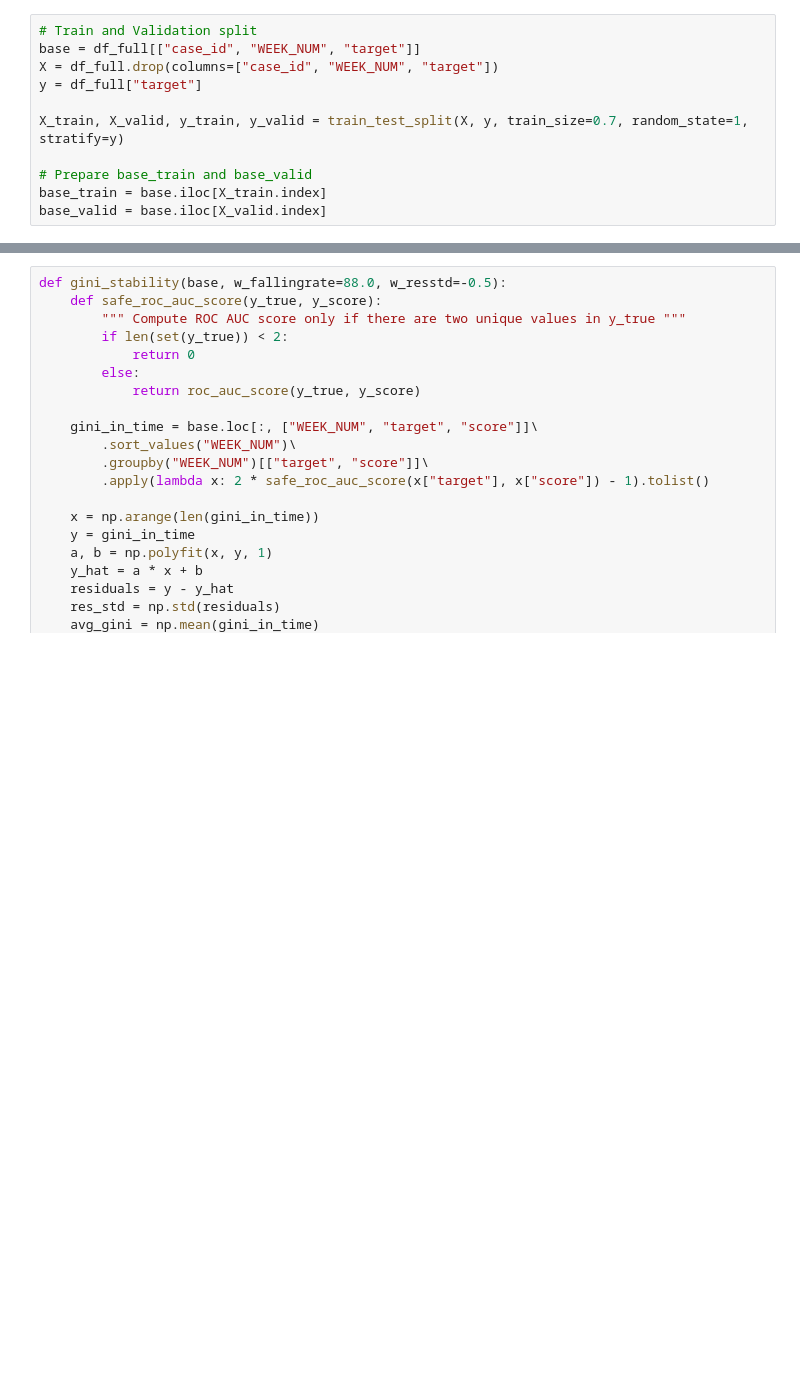
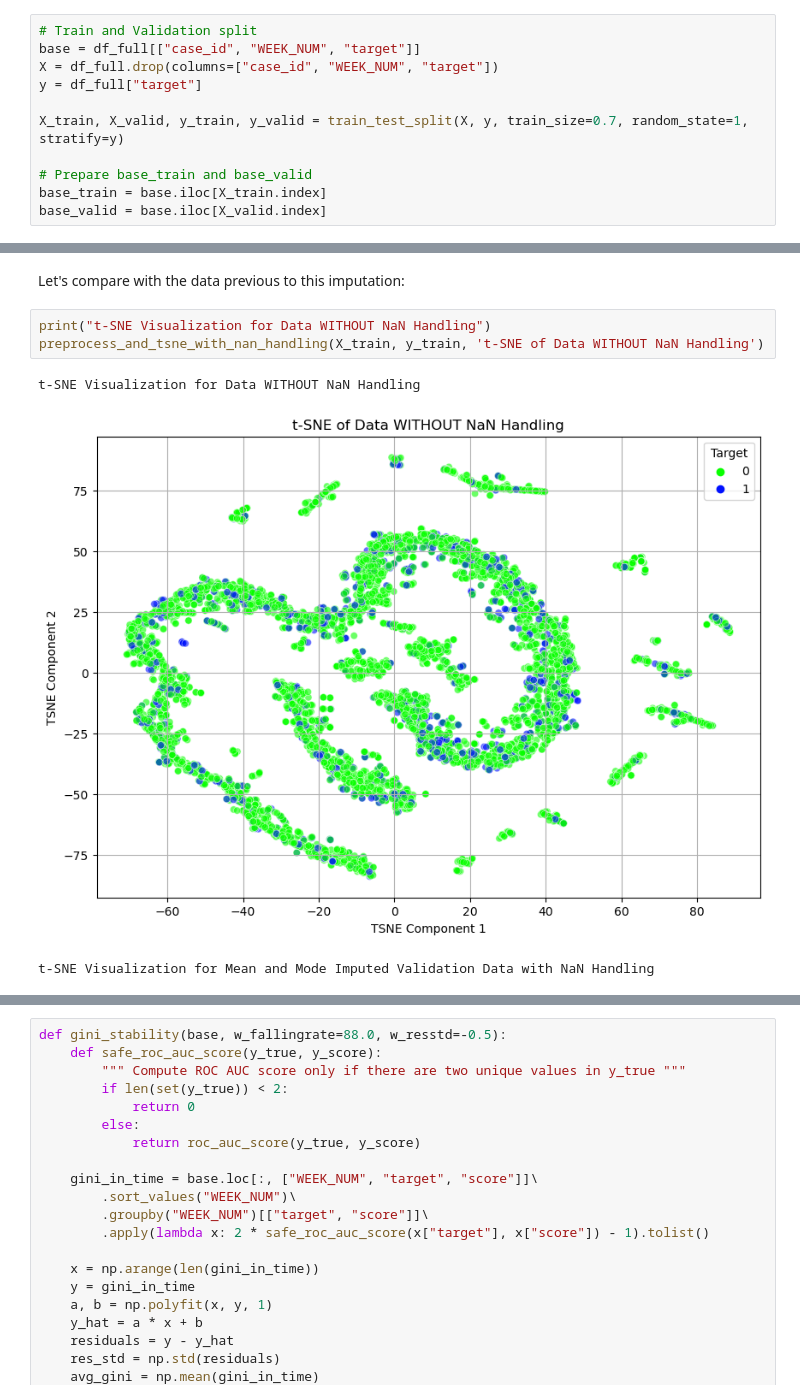
Before and after one commit to DataScienceAndEngineering/machine-learning-dse-i210-final-project-credit-risk, a Jupyter notebook: notebooks/le_missing_values_exploration.ipynb, the cells around one changed output, grey strips where cells are left out. Saved outputs shown, nothing was run; the diff lists cells and outputs as text; blank space fills up the shorter version.

```diff
--- a/notebooks/le_missing_values_exploration.ipynb
+++ b/notebooks/le_missing_values_exploration.ipynb
@@ -158,0 +209,9 @@ X_valid_mean_mode_imputed = impute_num_cat_mean_by_target(X_valid, y_valid)
+# %% [markdown]
+Let's compare with the data previous to this imputation:
+# %%
+print("t-SNE Visualization for Data WITHOUT NaN Handling")
+preprocess_and_tsne_with_nan_handling(X_train, y_train, 't-SNE of Data WITHOUT NaN Handling')
+# %% [output]
+t-SNE Visualization for Data WITHOUT NaN Handling
+[figure, added]
+t-SNE Visualization for Mean and Mode Imputed Validation Data with NaN Handling
```
Also changed, not shown: parts of 26 cells of this notebook.
